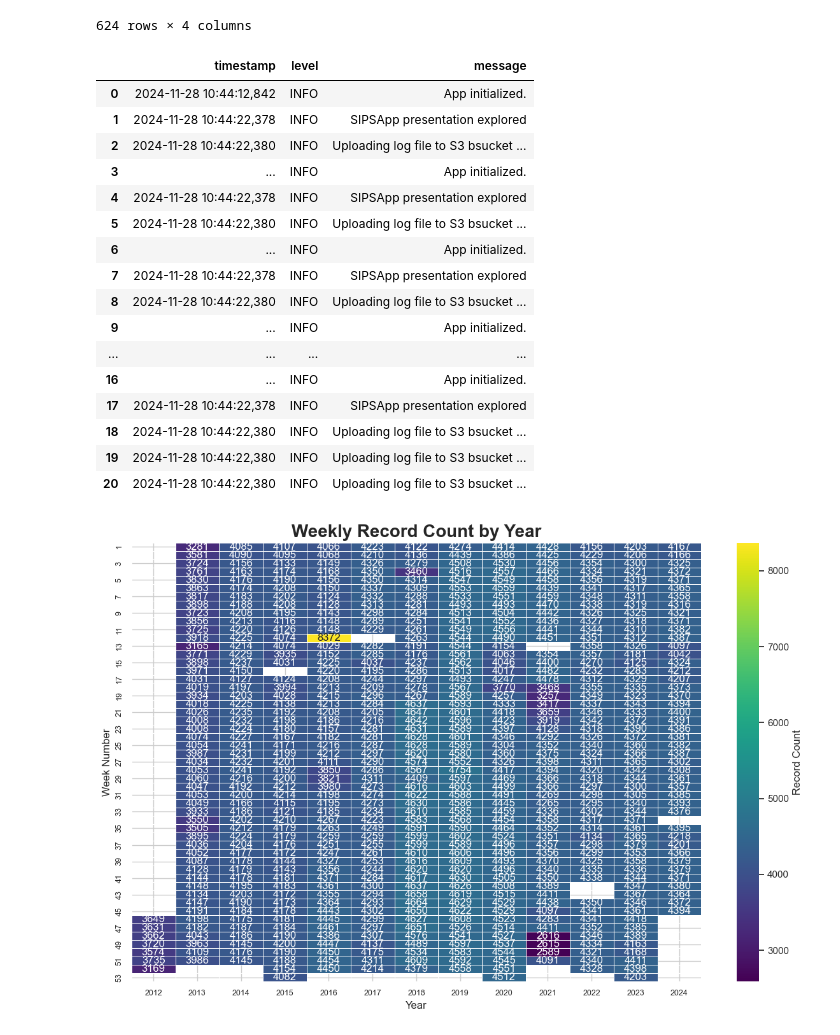
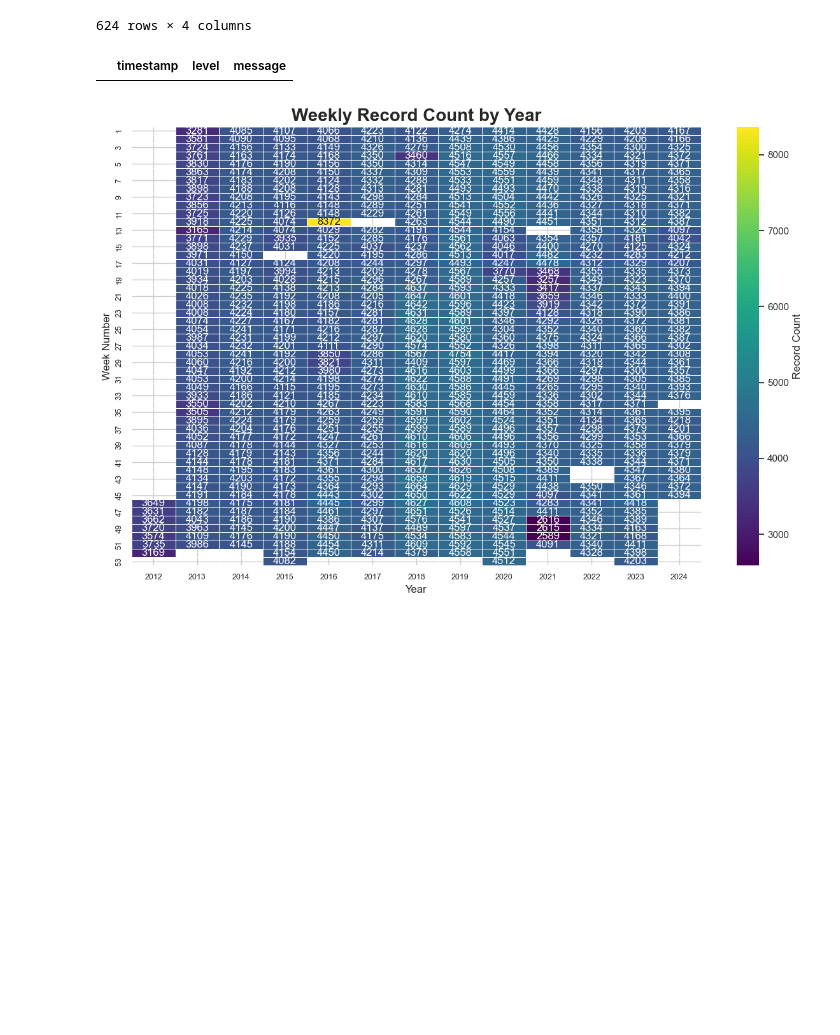
Before and after one commit to sebmatecho/sipsa_tracker, a Jupyter notebook: notebooks/EDA.ipynb, the cells around one changed output. Drawn from its saved outputs; the diff is of its cells as text; code cells hidden in the pictures; blank space fills up the shorter version.

```diff
--- a/notebooks/EDA.ipynb
+++ b/notebooks/EDA.ipynb
@@ -40,25 +40,9 @@ run.get_files_tracker_from_s3()
 | 623 | week_9_anex-SIPSASemanal-24feb-01... | NaN | NaN | yes |
 624 rows × 4 columns
 # %%
-run.log_files_manager(log_prefix = 'app_logs', log_file = 'app_logs/sipsapp_usage_11_28_2024.log')
+run.log_files_manager(log_prefix = 'app_logs', log_file = 'app_logs/sipsapp_usage.log')
 # %% [output]
 |  | timestamp | level | message |
-| 0 | 2024-11-28 10:44:12,842 | INFO | App initialized. |
-| 1 | 2024-11-28 10:44:22,378 | INFO | SIPSApp presentation explored |
-| 2 | 2024-11-28 10:44:22,380 | INFO | Uploading log file to S3 bsucket ... |
-| 3 | ... | INFO | App initialized. |
-| 4 | 2024-11-28 10:44:22,378 | INFO | SIPSApp presentation explored |
-| 5 | 2024-11-28 10:44:22,380 | INFO | Uploading log file to S3 bsucket ... |
-| 6 | ... | INFO | App initialized. |
-| 7 | 2024-11-28 10:44:22,378 | INFO | SIPSApp presentation explored |
-| 8 | 2024-11-28 10:44:22,380 | INFO | Uploading log file to S3 bsucket ... |
-| 9 | ... | INFO | App initialized. |
-| ... | ... | ... | ... |
-| 16 | ... | INFO | App initialized. |
-| 17 | 2024-11-28 10:44:22,378 | INFO | SIPSApp presentation explored |
-| 18 | 2024-11-28 10:44:22,380 | INFO | Uploading log file to S3 bsucket ... |
-| 19 | 2024-11-28 10:44:22,380 | INFO | Uploading log file to S3 bsucket ... |
-| 20 | 2024-11-28 10:44:22,380 | INFO | Uploading log file to S3 bsucket ... |
 # %%
 query = """
     SELECT semana_no, anho, count(*) as record_count FROM product_prices
```
Also changed, not shown: 3 other files.
